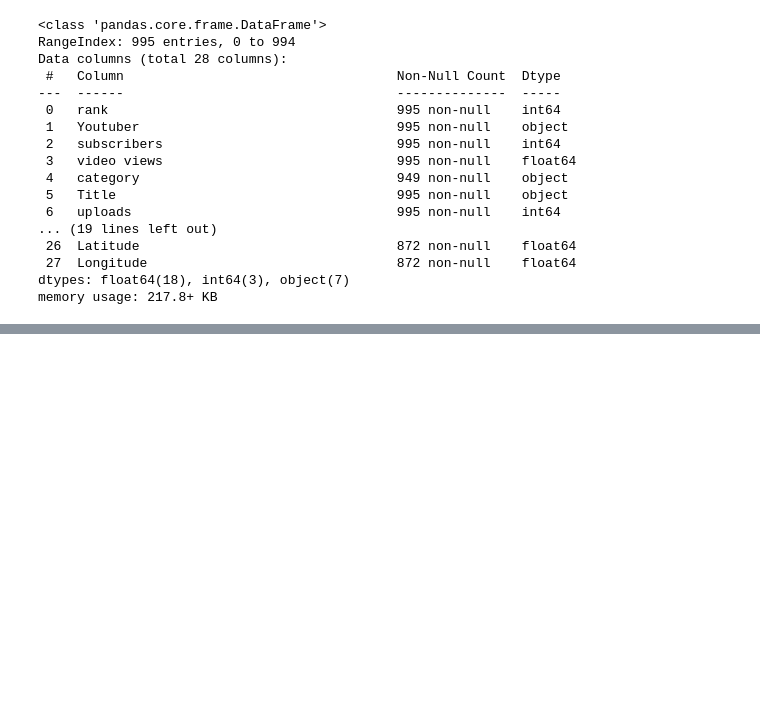
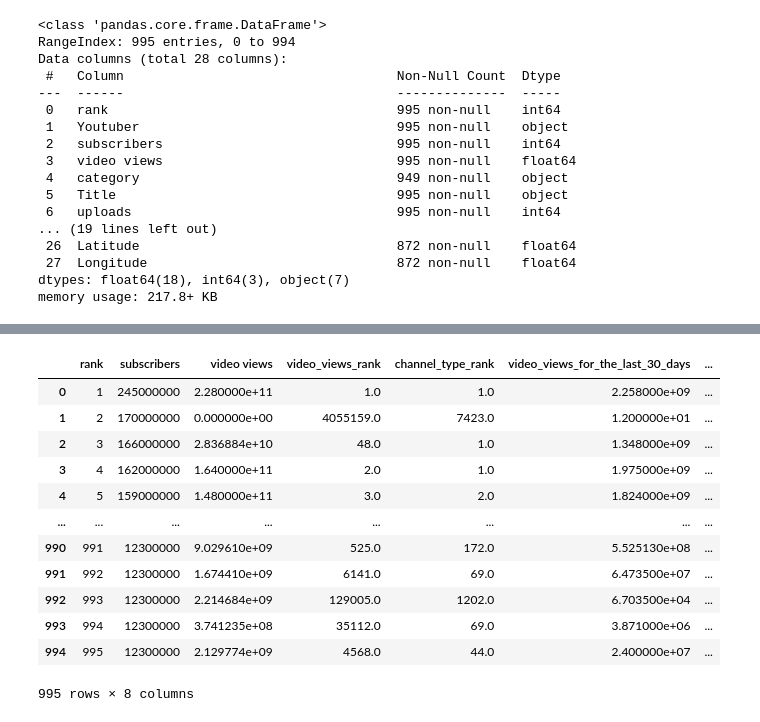
Before and after one commit to King-georges/You-Tube-Stats-Analysis, a Jupyter notebook: Project_notebook.ipynb, the cells around one changed output, grey strips where cells are left out. Cells and saved outputs as stored; diff of their text form; code cells hidden in the pictures; blank space fills up the shorter version.

```diff
--- a/Project_notebook.ipynb
+++ b/Project_notebook.ipynb
@@ -71,0 +394,16 @@ memory usage: 217.8+ KB
+# %%
+df_dropped
+# %% [output]
+|  | rank | subscribers | video views | video_views_rank | channel_type_rank | video_views_for_the_last_30_days | ... |
+| 0 | 1 | 245000000 | 2.280000e+11 | 1.0 | 1.0 | 2.258000e+09 | ... |
+| 1 | 2 | 170000000 | 0.000000e+00 | 4055159.0 | 7423.0 | 1.200000e+01 | ... |
+| 2 | 3 | 166000000 | 2.836884e+10 | 48.0 | 1.0 | 1.348000e+09 | ... |
+| 3 | 4 | 162000000 | 1.640000e+11 | 2.0 | 1.0 | 1.975000e+09 | ... |
+| 4 | 5 | 159000000 | 1.480000e+11 | 3.0 | 2.0 | 1.824000e+09 | ... |
+| ... | ... | ... | ... | ... | ... | ... | ... |
+| 990 | 991 | 12300000 | 9.029610e+09 | 525.0 | 172.0 | 5.525130e+08 | ... |
+| 991 | 992 | 12300000 | 1.674410e+09 | 6141.0 | 69.0 | 6.473500e+07 | ... |
+| 992 | 993 | 12300000 | 2.214684e+09 | 129005.0 | 1202.0 | 6.703500e+04 | ... |
+| 993 | 994 | 12300000 | 3.741235e+08 | 35112.0 | 69.0 | 3.871000e+06 | ... |
+| 994 | 995 | 12300000 | 2.129774e+09 | 4568.0 | 44.0 | 2.400000e+07 | ... |
+995 rows × 8 columns
```
Also changed, not shown: parts of 25 cells of this notebook.
